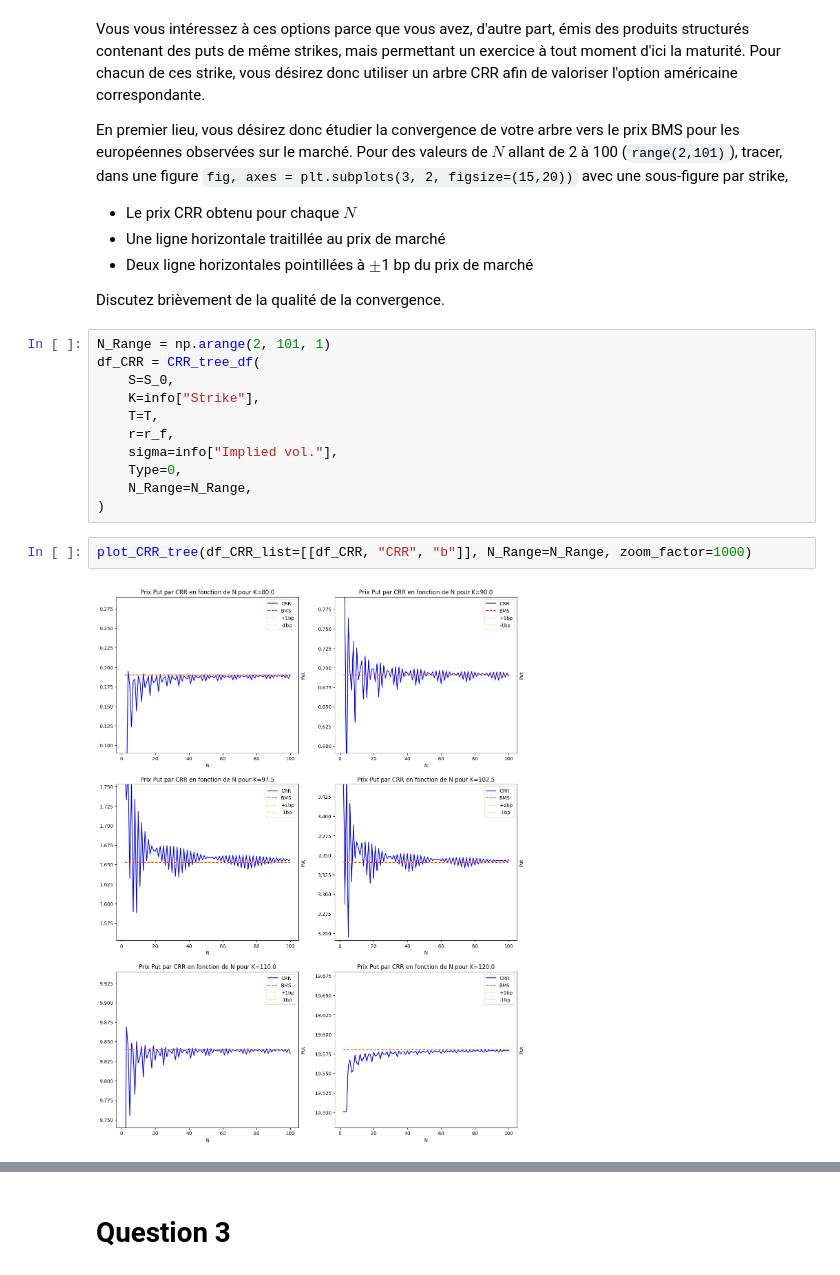
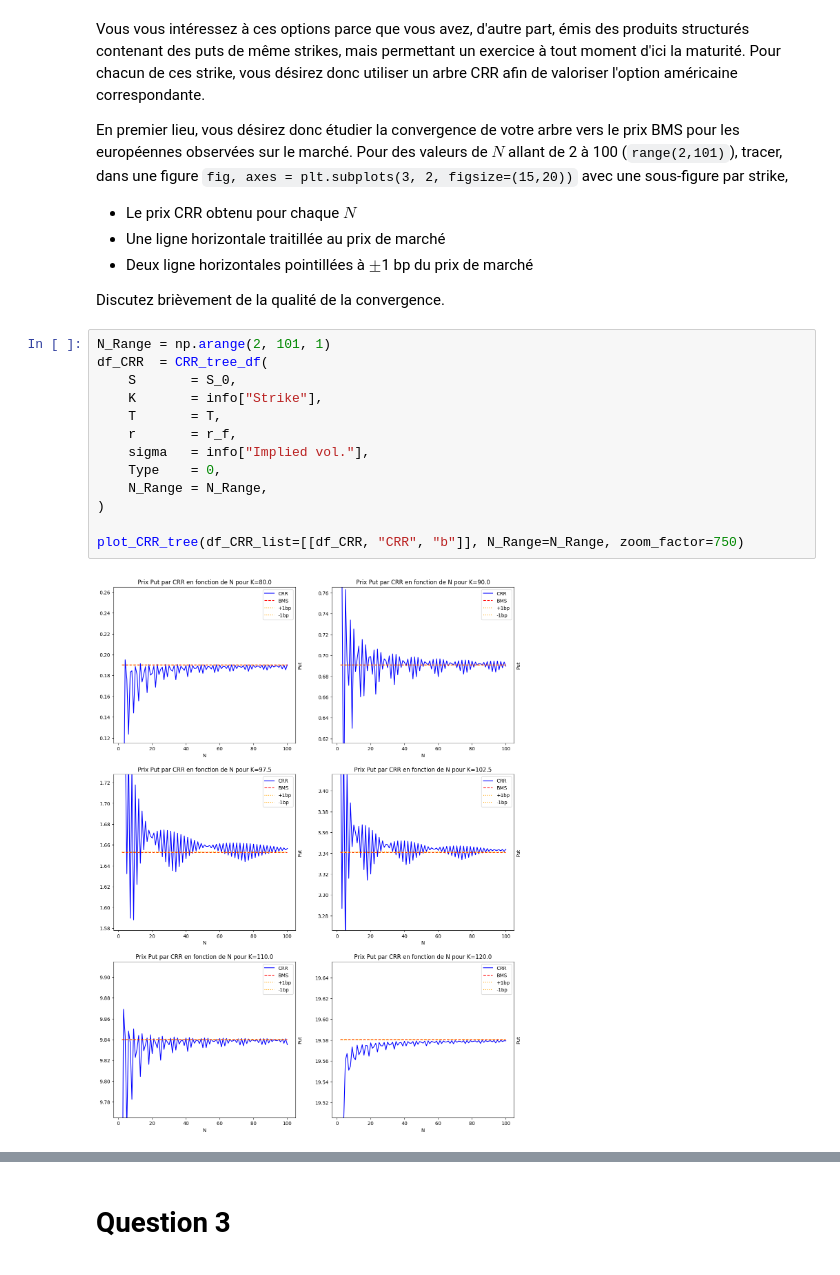
Before and after one commit to Thomas4390/produits_derives, a Jupyter notebook: assignment1_202301.ipynb, the cells around one changed output, grey strips where cells are left out. Drawn from its saved outputs; the diff is of its cells as text.

```diff
--- a/assignment1_202301.ipynb
+++ b/assignment1_202301.ipynb
@@ -65,17 +69,17 @@ avec une sous-figure par strike,
 Discutez brièvement de la qualité de la convergence.
 # %%
 N_Range = np.arange(2, 101, 1)
-df_CRR = CRR_tree_df(
-    S=S_0,
-    K=info["Strike"],
-    T=T,
-    r=r_f,
-    sigma=info["Implied vol."],
-    Type=0,
-    N_Range=N_Range,
+df_CRR  = CRR_tree_df(
+    S       = S_0,
+    K       = info["Strike"],
+    T       = T,
+    r       = r_f,
+    sigma   = info["Implied vol."],
+    Type    = 0,
+    N_Range = N_Range,
 )
+
+plot_CRR_tree(df_CRR_list=[[df_CRR, "CRR", "b"]], N_Range=N_Range, zoom_factor=750)
+# %% [output]
+[figure, added]
-# %%
-plot_CRR_tree(df_CRR_list=[[df_CRR, "CRR", "b"]], N_Range=N_Range, zoom_factor=1000)
-# %% [output]
-[figure, removed]
 # %% [markdown]
```
Also changed, not shown: parts of 19 cells of this notebook.
